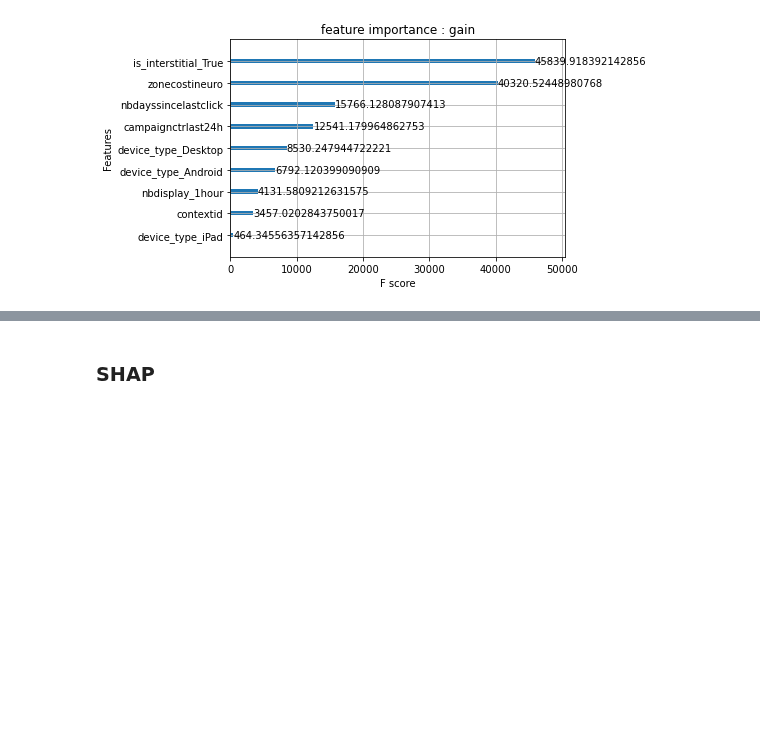
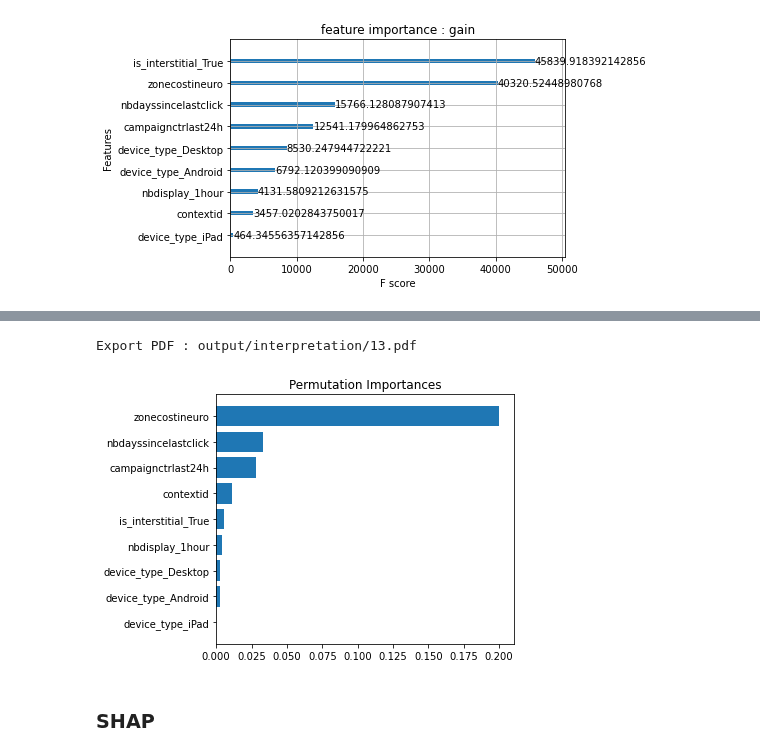
Before and after one commit to baptiste-pasquier/statapp, a Jupyter notebook: Modelisation/6_interpretation.ipynb, the cells around one changed output, grey strips where cells are left out. Drawn from its saved outputs; the diff is of its cells as text; code cells hidden in the pictures; blank space fills up the shorter version.

```diff
--- a/Modelisation/6_interpretation.ipynb
+++ b/Modelisation/6_interpretation.ipynb
@@ -464,3 +471,8 @@ Text(0.5, 1.0, 'feature importance : gain')
+# %%
+plot_permutation_importance(m.model, X_test, y_test, bar=True)
+# %% [output]
+Export PDF : output/interpretation/13.pdf
+[figure, added]
 # %% [markdown]
 ### SHAP
 # %%
```
Also changed, not shown: parts of 21 cells of this notebook, 17 other files.
